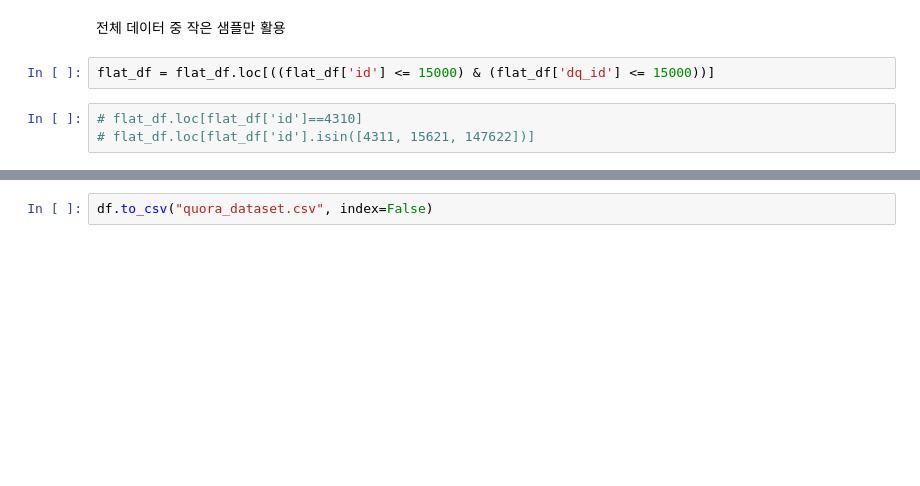
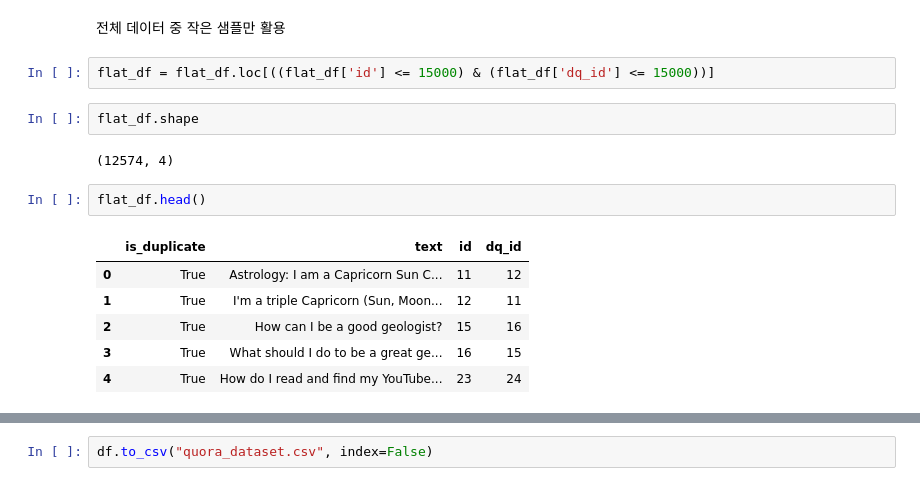
Before and after one commit to fastcampus-plan1/Online_DS_VectorDB, a Jupyter notebook: 02.Embedding Model 실습/00.Dataset 준비.ipynb, the cells around one changed output, grey strips where cells are left out. Cells and saved outputs as stored; diff of their text form; blank space fills up the shorter version.

```diff
--- a/02.Embedding Model 실습/00.Dataset 준비.ipynb
+++ b/02.Embedding Model 실습/00.Dataset 준비.ipynb
@@ -59,9 +130,19 @@ flat_df.head()
 전체 데이터 중 작은 샘플만 활용
 # %%
 flat_df = flat_df.loc[((flat_df['id'] <= 15000) & (flat_df['dq_id'] <= 15000))]
-# %%
-# flat_df.loc[flat_df['id']==4310]
-# flat_df.loc[flat_df['id'].isin([4311, 15621, 147622])]
+# %%
+flat_df.shape
+# %% [output]
+(12574, 4)
+# %%
+flat_df.head()
+# %% [output]
+|  | is_duplicate | text | id | dq_id |
+| 0 | True | Astrology: I am a Capricorn Sun C... | 11 | 12 |
+| 1 | True | I'm a triple Capricorn (Sun, Moon... | 12 | 11 |
+| 2 | True | How can I be a good geologist? | 15 | 16 |
+| 3 | True | What should I do to be a great ge... | 16 | 15 |
+| 4 | True | How do I read and find my YouTube... | 23 | 24 |
 # %%
 # 각 질문 하나당 중복되는 질문 id를 list 형태로 저장
 df = flat_df.drop_duplicates("id")
```
Also changed, not shown: parts of 30 cells of this notebook, 11 other files.
